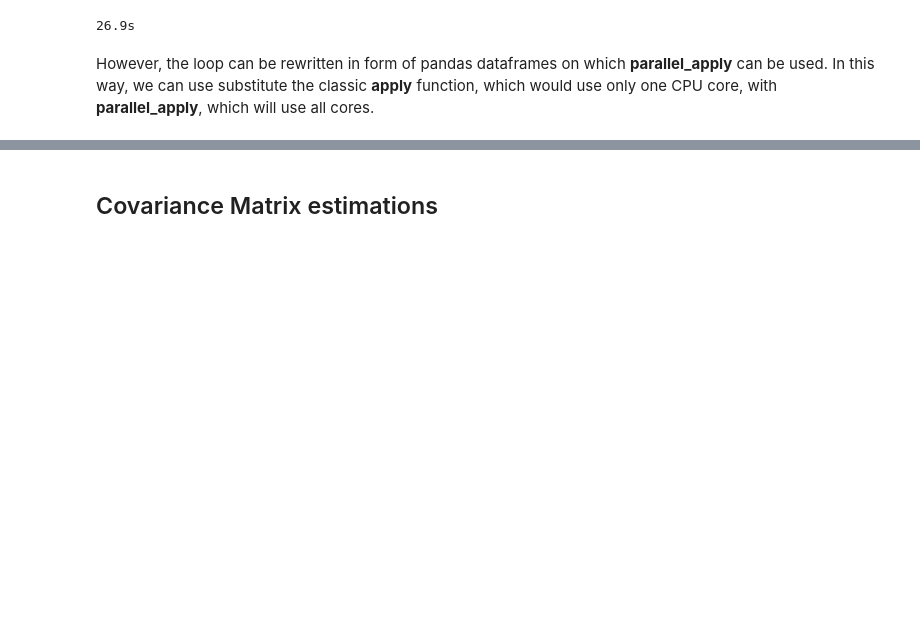
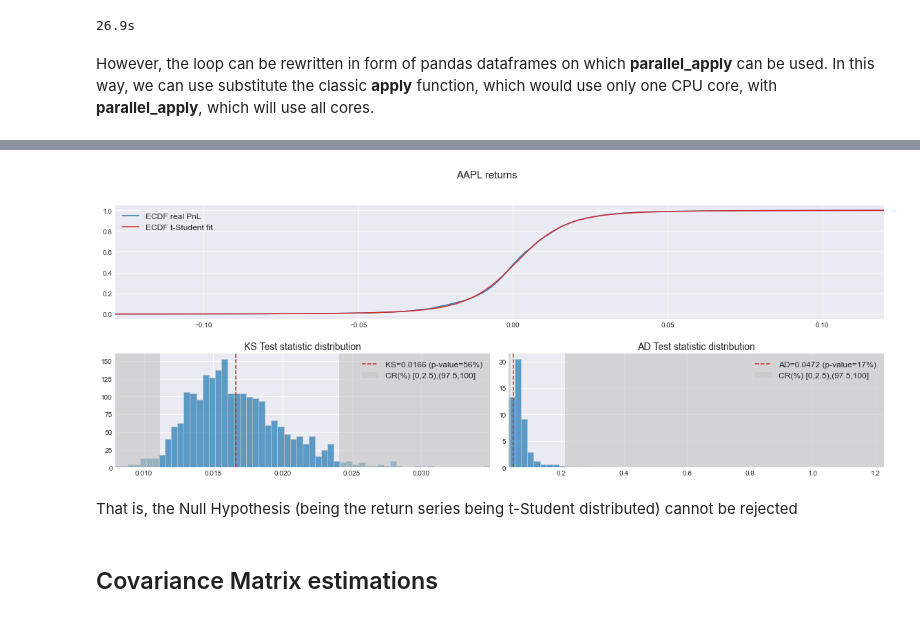
Before and after one commit to z4ir3/quant-library, a Jupyter notebook: tutorial-quant-library.ipynb, the cells around one changed output, grey strips where cells are left out. Saved outputs shown, nothing was run; the diff lists cells and outputs as text; code cells hidden in the pictures; blank space fills up the shorter version.

```diff
--- a/tutorial-quant-library.ipynb
+++ b/tutorial-quant-library.ipynb
@@ -928,7 +928,7 @@ the continuous **hypothesized** t-Student distribution, $F_H$
 and the **empirical** distribution (ECDF) of the sample, $F_E$
 are significantly different from each other.
 # %%
-stock = "IBM"
+stock = "AAPL"
 rr = rets[stock]
 # %%
 # Hypothesized distribution FH
@@ -1011,7 +1030,7 @@ In this way, we can use substitute the classic **apply** function, which would u
 # %%
 # Calculating the KS and the AS test
 tic = time.time()
-test_stats = ql.dist_test_stats(tdist, dtype="t", size=1000, mcs=1000, htest=["KS","AD"], verbose=2)
+test_stats = ql.dist_test_stats(FH, dtype="t", size=1000, mcs=1000, htest=["KS","AD"], verbose=2)
 print(f"{time.time() - tic:.1f}s")
 # %% [output]
 INFO: Pandarallel will run on 8 workers.
@@ -1053,3 +1053,69 @@ plt.show()
+# %%
+# ECDF and Hypothesized distribution
+FFE = ql.empirical_cdf(rr, index=True)
+FFH = ql.hypothetical_cdf(rr, dtype="t")
+# Compute the KS and the AD Test statistic
+KStest = ql.test_statistics(FFE, FFH, test="KS")
+ADtest = ql.test_statistics(FFE, FFH, test="AD")
+# Corresponding p-value
+KSpv = ql.pvalues(test_stats["KS"], KStest)
+ADpv = ql.pvalues(test_stats["AD"], ADtest)
+# %%
+# Plot
+fig = plt.figure(figsize=(20, 7))
+ax0 = plt.subplot2grid(shape=(2, 2), loc=(0, 0), colspan=2)
+ax1 = plt.subplot2grid(shape=(2, 2), loc=(1, 0), colspan=1)
+ax2 = plt.subplot2grid(shape=(2, 2), loc=(1, 1), colspan=1)
+fig.subplots_adjust(wspace=0.05, hspace=0.3)
+fig.suptitle(f"{stock} returns", fontsize=15)
+
+FFE.plot(ax=ax0, grid=True, color="tab:blue", label="ECDF real PnL")
+FFH .plot(ax=ax0, grid=True, color="tab:red", label=f"ECDF t-Student fit")
+ax0.set_xlim([FFH.index.min(), FFH.index.max()])
+ax0.legend(loc="best", fontsize=12)
+
+
+if KStest > 1e4:
+    kslabel = f"KS={KStest:.4} (p-value={(KSpv*100):.0f}%)"
+else:
+    kslabel = f"KS={KStest:.4f} (p-value={(KSpv*100):.0f}%)"
+ax1.axvline(x = KStest if KStest < test_stats["KS"].max() else test_stats["KS"].max(),
+            linestyle = "--",
+            color = "tab:red",
+            label = kslabel)
+
+if ADtest > 1e4:
+    adlabel = f"AD={ADtest:.4} (p-value={(ADpv*100):.0f}%)"
+else:
+    adlabel = f"AD={ADtest:.4f} (p-value={(ADpv*100):.0f}%)"
+ax2.axvline(x = ADtest if ADtest < test_stats["AD"].max() else test_stats["AD"].max(),
+            linestyle = "--",
+            color = "tab:red",
+            label = adlabel)
+
+crlabel = "CR(%) [0,{:.1f}),({:.1f},100]".format(0.5*slevel, 100 - 0.5*slevel)
+
+test_stats["KS"].hist(ax=ax1, grid=True, density=True, bins=60, edgecolor=(0.77,0.77,0.77), alpha=0.7, label="", color="tab:blue")
+ax1.axvspan(xmin = 0, xmax = CR['KS']['left'], facecolor = (0.77,0.77,0.77), alpha = 0.6, label = "")
+ax1.axvspan(xmin = CR['KS']['right'], xmax = test_stats["KS"].max(), facecolor = (0.77,0.77,0.77), alpha = 0.6, label = crlabel)
+ax1.set_xlim([test_stats["KS"].min(), test_stats["KS"].max()])
+ax1.set_title("KS Test statistic distribution",fontsize=14)
+ax1.set_xlabel("",fontsize=18)
+ax1.legend(fontsize=12)
+
+test_stats["AD"].hist(ax=ax2, grid=True, density=True, bins=60, edgecolor=(0.77,0.77,0.77), alpha=0.7, label="", color="tab:blue")
+ax2.axvspan(xmin = 0, xmax = CR['AD']['left'], facecolor = (0.77,0.77,0.77), alpha = 0.6, label = "")
+ax2.axvspan(xmin = CR['AD']['right'], xmax = test_stats["AD"].max(), facecolor = (0.77,0.77,0.77), alpha = 0.6, label = crlabel)
+ax2.set_xlim([test_stats["AD"].min(), test_stats["AD"].max()])
+ax2.set_title("AD Test statistic distribution",fontsize=14)
+ax2.set_xlabel("",fontsize=18)
+ax2.legend(fontsize=12)
+
+plt.show()
+# %% [output]
+[figure, added]
+# %% [markdown]
+That is, the Null Hypothesis (being the return series being t-Student distributed) cannot be rejected
 # %% [markdown]
 ## Covariance Matrix estimations
 # %%
```
Also changed, not shown: parts of 6 cells of this notebook, 1 other file.
